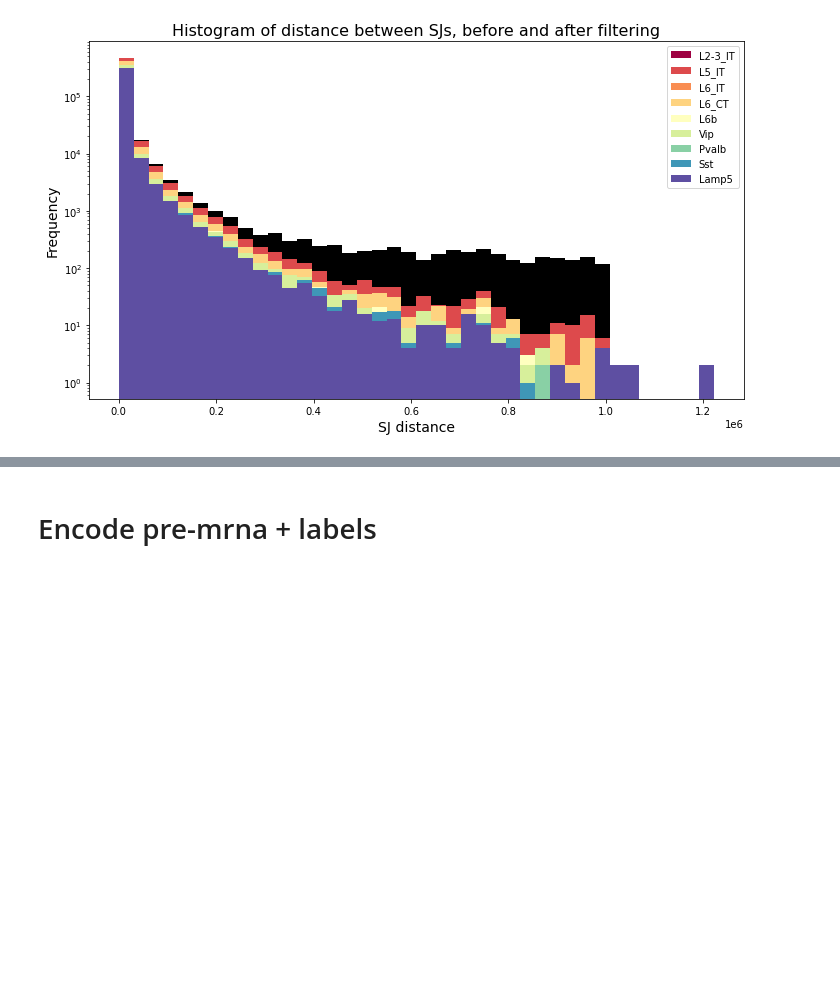
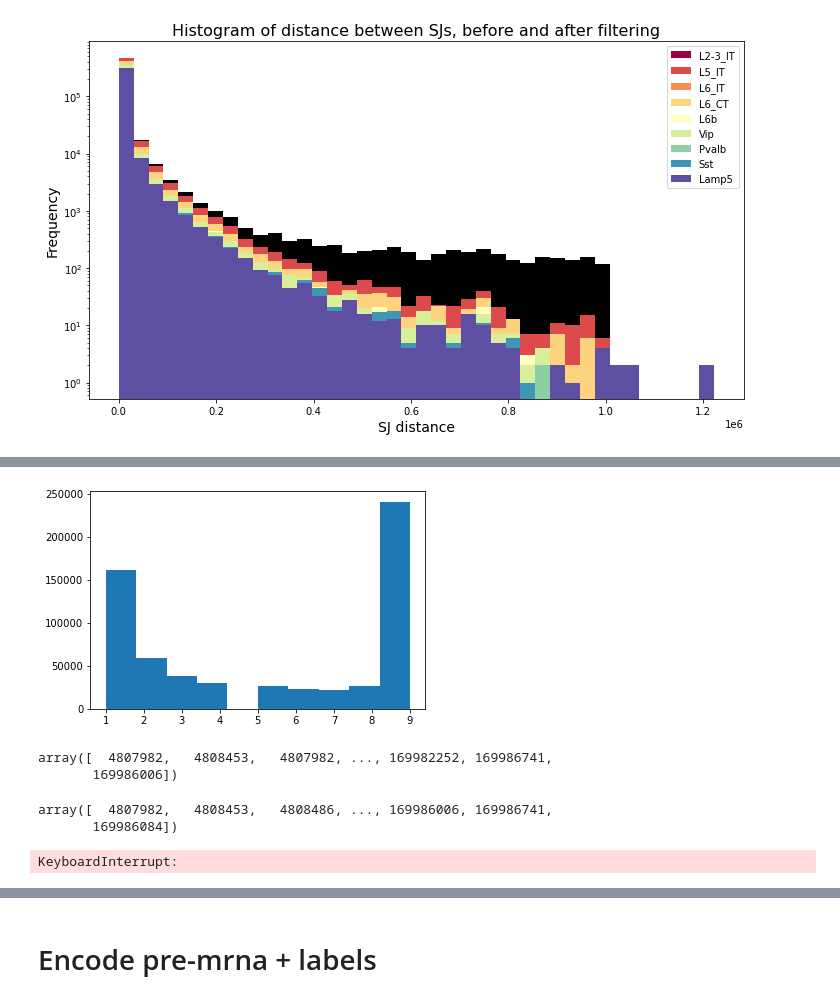
Before and after one commit to dmnburrows/deepNN_splice, a Jupyter notebook: data_process.ipynb, the cells around one changed output, grey strips where cells are left out. Saved outputs shown, nothing was run; the diff lists cells and outputs as text; code cells hidden in the pictures; blank space fills up the shorter version.

```diff
--- a/data_process.ipynb
+++ b/data_process.ipynb
@@ -1367,0 +1486,19 @@ Lamp5
+# %%
+# Group filter -> mean SS usage + SD -> compute unique statistics
+#======================================
+
+#Calculate amount of overlap in SS sites across all donors
+
+glu_l = ['L2-3_IT', 'L5_IT', 'L6_IT', 'L6_CT', 'L6b']
+gaba_l = [ 'Vip', 'Pvalb', 'Sst', 'Lamp5']
+name_l = glu_l + gaba_l
+
+path = '/cndd2/dburrows/DATA/splice/smartseq-rna_MOp_biccn/pseudobulk/gran1/'
+tot=[]
+
+#Group all Sj ids together
+for i in range(len(name_l)):
+    print(name_l[i])
+    curr = pd.read_csv(path+name_l[i] + '/SJ.norm.bed',sep='\t', index_col=False,low_memory=False)
+
+    tot = np.append(tot, curr['id-SJ'].values)
@@ -1367,0 +1515,8 @@ Lamp5
+# %%
+#Compute unique statistics -> distribution of celltypes covering each SJ site
+unq_ = np.unique(tot, return_counts=True)
+#MAKE PLOT
+plt.hist(unq_[1],bins=10)
+plt.show()
+# %% [output]
+[figure, added]
@@ -1367,0 +1540,14 @@ Lamp5
+# %%
+curr0['SJ-point_start'].values
+# %% [output]
+array([  4807982,   4808453,   4807982, ..., 169982252, 169986741,
+       169986006])
+# %%
+curr1['SJ-point_start'].values
+# %% [output]
+array([  4807982,   4808453,   4808486, ..., 169986006, 169986741,
+       169986084])
+# %%
+sum(np.in1d(curr0['id-SJ'].values,curr1['id-SJ'].values))/len(curr0['SJ-point_start'].values)
+# %% [output]
+KeyboardInterrupt:
```
Also changed, not shown: parts of 7 cells of this notebook.
